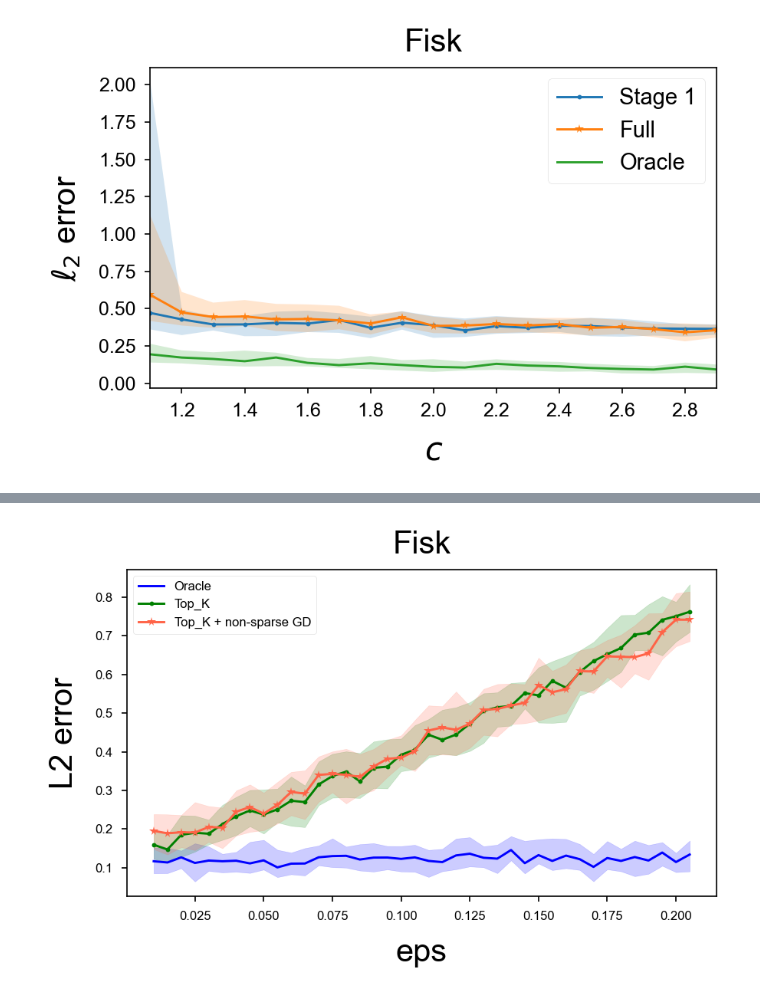
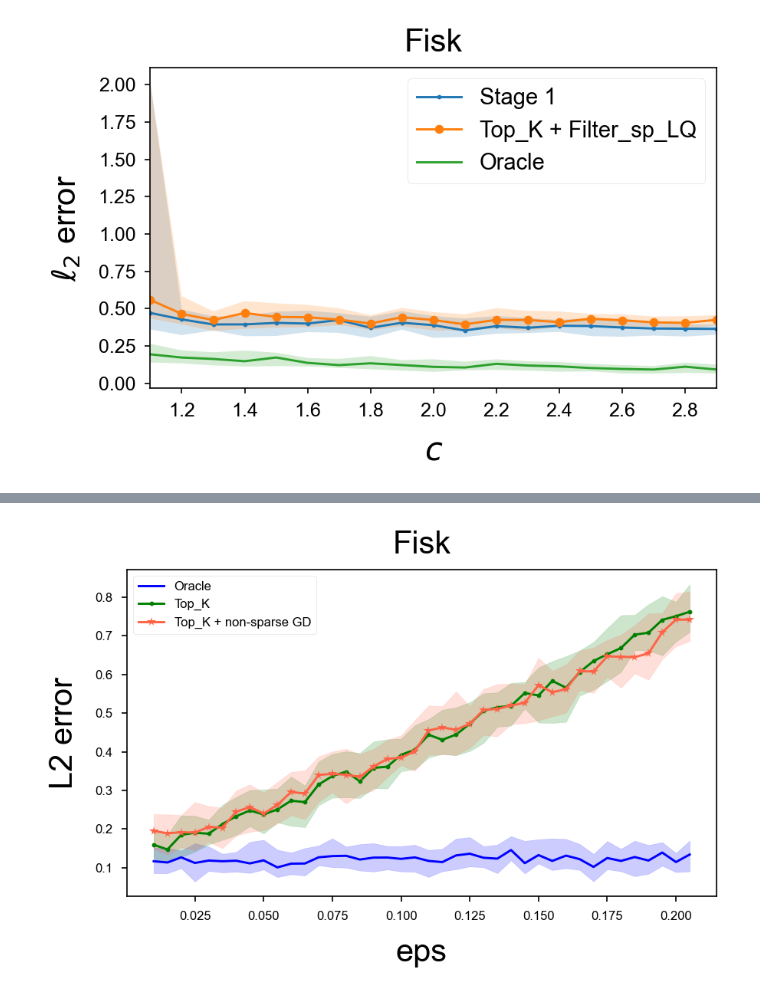
Before and after one commit to ying-hui-he/Robust_mean_estimation, a Jupyter notebook: plot.ipynb, the cells around one changed output, grey strips where cells are left out. Saved outputs shown, nothing was run; the diff lists cells and outputs as text; code cells hidden in the pictures.

```diff
--- a/plot.ipynb
+++ b/plot.ipynb
@@ -45,30 +45,30 @@ plot_eps_loss.plotxy_fromfile(outputfilename = outputfilename, filename = inputf
 # %%
 "loss vs param -- Fisk -- dense biased -- plot -- detailed"
 
 il.reload(rl)
 
 trials = 50
 
 d, k, m, eps = 100, 4, 600, 0.1
 xs = list(np.arange(1.1, 3.1, 0.1))
 
-keys = [rl.Top_K, rl.Topk_GD, rl.Oracle]
+keys = [rl.Top_K, rl.Top_K_Filtered, rl.Oracle]
 
 model = rl.FiskModel()
 noise_model = rl.DenseNoise(-2)
 model_params = rl.Params(d = d, k = k, m = m, eps = eps)
 inputfilename = 'data/loss-time-vs-param-Fisk.pkl'
 outputfilename = 'figs/loss-vs-param-Fisk-detailed.pdf'
 
 title = 'Fisk'
 xlabel = '$c$'
 ylabel = '$\\ell_2$ error'
 
 plot_eps_loss = rl.plot_data(model = model, noise_model = noise_model, params = model_params, loss = rl.err, keys = keys)
 
 plot_eps_loss.plotxy_fromfile(outputfilename = outputfilename, filename = inputfilename, title = title, xlabel = xlabel, ylabel = ylabel, figsize = figsize, fsize = fsize, fpad = fpad, xs = xs, fontname = fontname)
 # %% [output]
-[figure, old version]
+[figure, new version]
 [interactive output not drawn]
 # %%
 "loss vs eps -- Fisk -- dense biased -- plot -- detailed"
```
Also changed, not shown: parts of 6 cells of this notebook, 13 other files.
